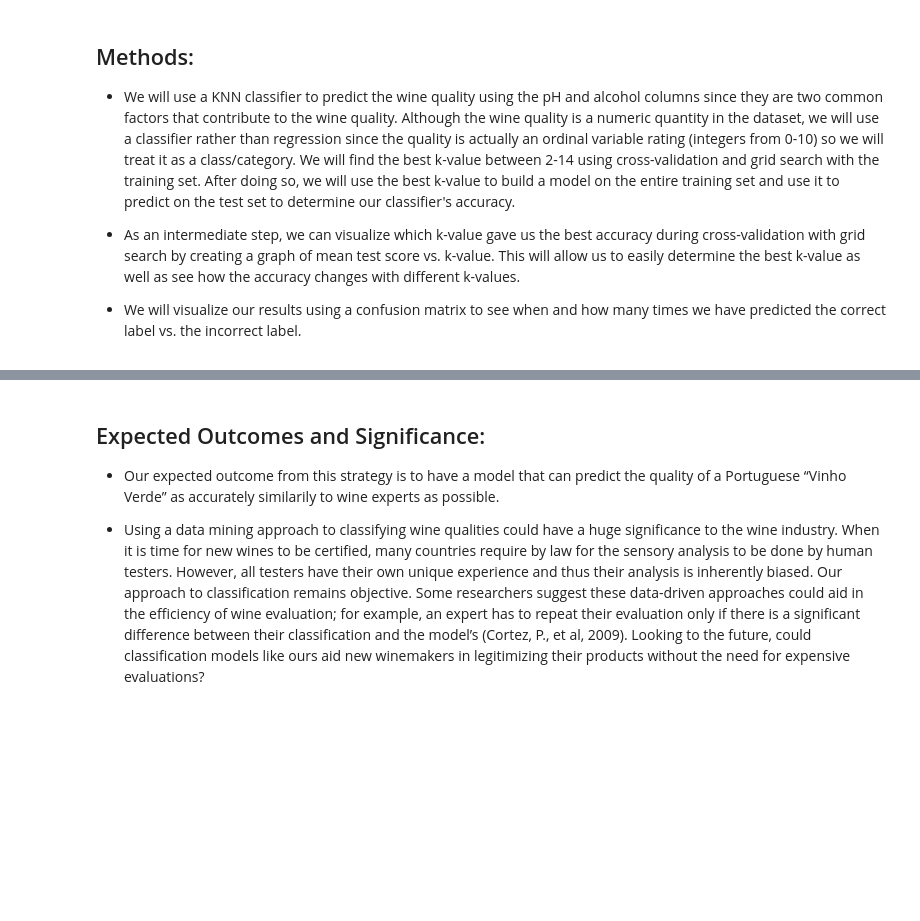
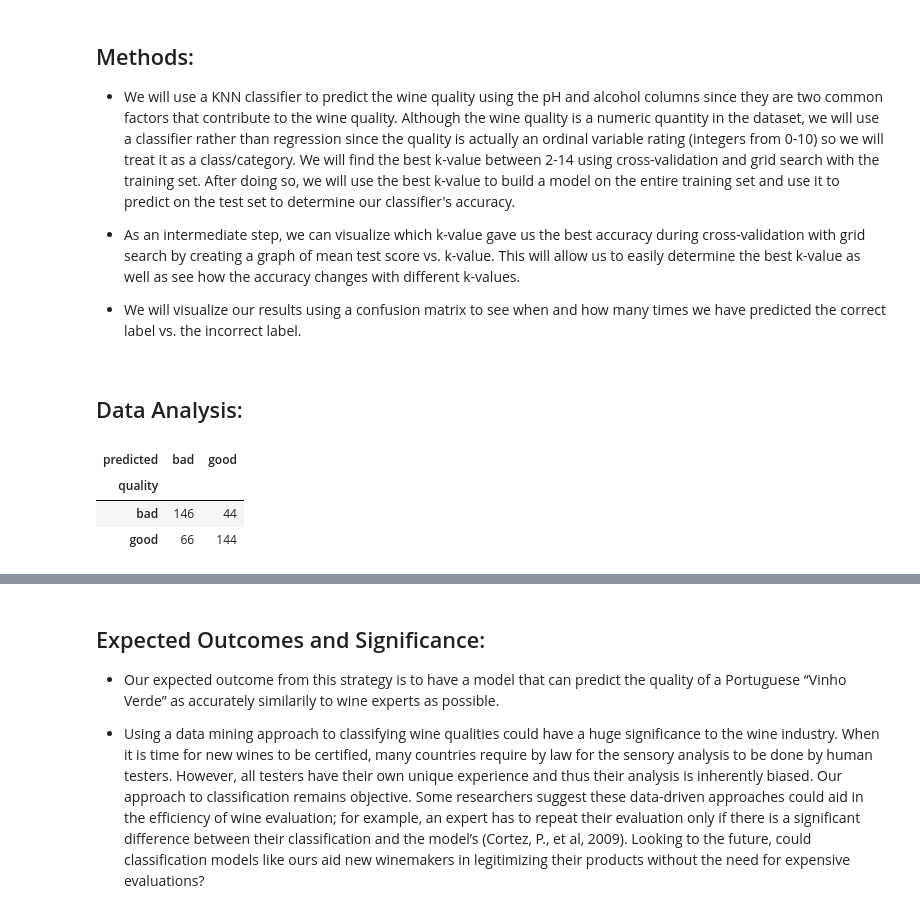
Before and after one commit to Mzyzy4444/DSCI100-GroupProject-, a Jupyter notebook: Group Project .ipynb, the cells around one changed output, grey strips where cells are left out. Cells and saved outputs as stored; diff of their text form; code cells hidden in the pictures; blank space fills up the shorter version.

```diff
--- a/Group Project .ipynb
+++ b/Group Project .ipynb
@@ -199,3 +195,46 @@ for var_plot in var_plots:
 - As an intermediate step, we can visualize which k-value gave us the best accuracy during cross-validation with grid search by creating a graph of mean test score vs. k-value. This will allow us to easily determine the best k-value as well as see how the accuracy changes with different k-values.
 
 - We will visualize our results using a confusion matrix to see when and how many times we have predicted the correct label vs. the incorrect label.
+# %% [markdown]
+## Data Analysis:
+# %%
+#Preprocess the data:
+from sklearn.preprocessing import StandardScaler
+from sklearn.compose import make_column_transformer
+from sklearn.neighbors import KNeighborsClassifier
+from sklearn.pipeline import make_pipeline
+from sklearn.model_selection import GridSearchCV
+
+wine_preprocessor = make_column_transformer (
+    (StandardScaler(), ["volatile_acidity","alcohol"]),
+)
+
+#train the classifier
+knn = KNeighborsClassifier(n_neighbors = 5)
+
+X = wine_train.loc[:,["volatile_acidity","alcohol"]]
+y = wine_train["quality"]
+
+knn_fit = make_pipeline(wine_preprocessor,knn).fit(X,y)
+knn_fit
+
+wine_test_predictions = wine_test.assign(
+    predicted = knn_fit.predict(wine_test.loc[:,["volatile_acidity","alcohol"]])
+)
+#wine_test_predictions
+wine_test_predictions[['quality','predicted']]
+
+correct_preds = wine_test_predictions[
+    wine_test_predictions['quality'] == wine_test_predictions
+]
+correct_preds.shape[0] / wine_test_predictions.shape[0]
+
+pd.crosstab(
+    wine_test_predictions['quality'],
+    wine_test_predictions['predicted']
+)
+# %% [output]
+| predicted | bad | good |
+| quality |  |  |
+| bad | 146 | 44 |
+| good | 66 | 144 |
```
Also changed, not shown: parts of 9 cells of this notebook.
